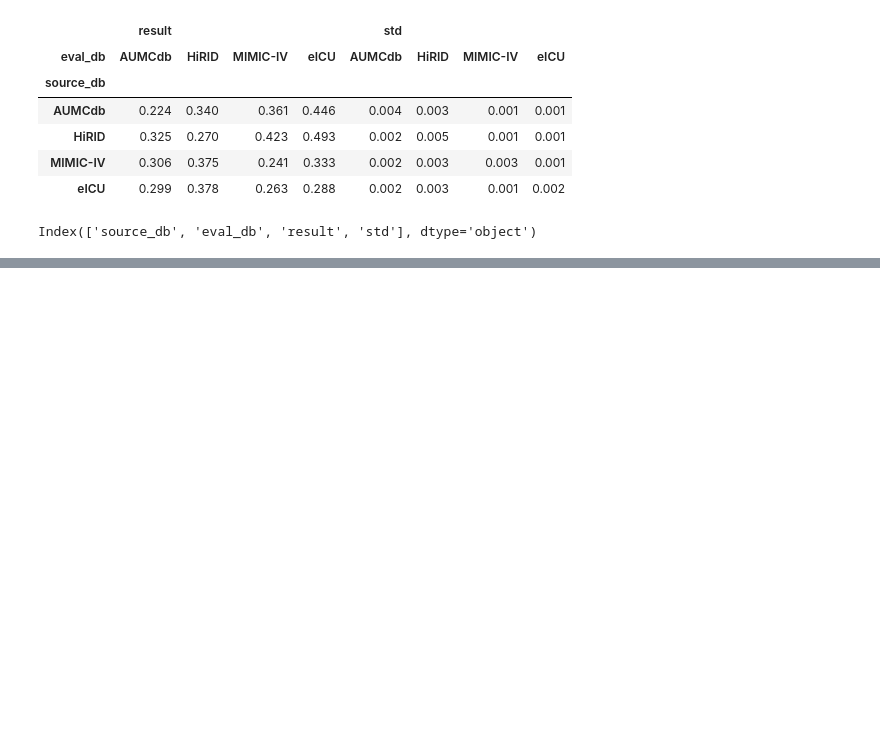
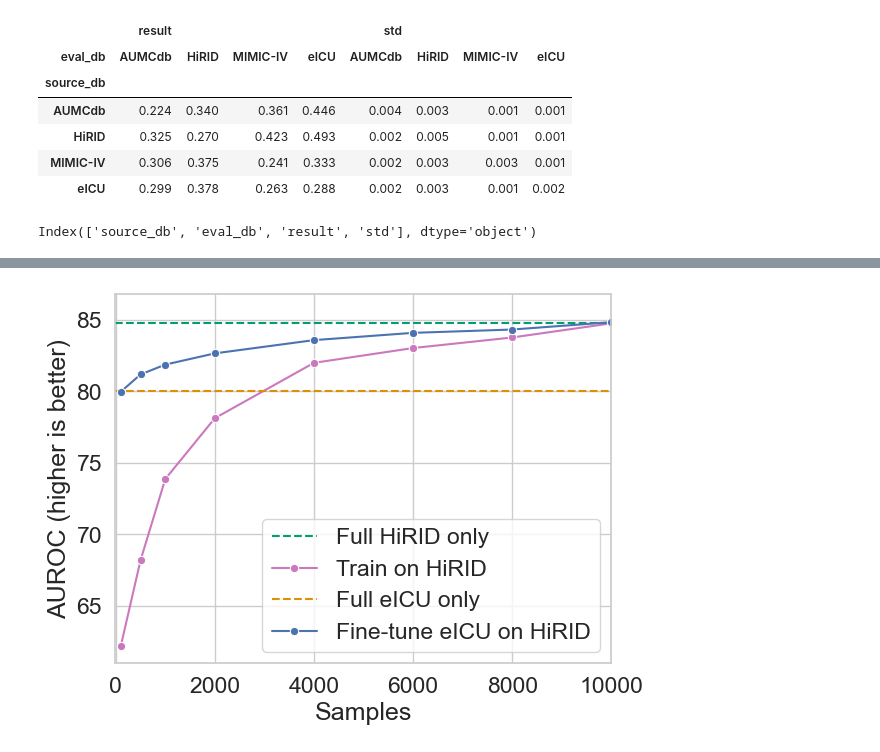
Before and after one commit to rvandewater/YAIB, a Jupyter notebook: paper_graphs.ipynb, the cells around one changed output, grey strips where cells are left out. Drawn from its saved outputs; the diff is of its cells as text; code cells hidden in the pictures; blank space fills up the shorter version.

Commit message:
transfer learning plots

```diff
--- a/paper_graphs.ipynb
+++ b/paper_graphs.ipynb
@@ -54,3 +54,5 @@ kf_mae.pivot(index = "source_db", columns=["eval_db"], values=["result","std"])
 kf_mae.columns
 # %% [output]
 Index(['source_db', 'eval_db', 'result', 'std'], dtype='object')
+# %%
+transfer_learning = pd.read_csv("results/transfer_learning.csv")
@@ -56,0 +80,36 @@ Index(['source_db', 'eval_db', 'result', 'std'], dtype='object')
+# %%
+transfer_learning["AUC_low"]=transfer_learning["AUC"]-transfer_learning["AUC_std"]
+transfer_learning["AUC_high"]=transfer_learning["AUC"]+transfer_learning["AUC_std"]
+# %%
+sns.set(font_scale=1.5)
+sns.set_style(style="whitegrid")
+
+t2 = sns.lineplot(data=transfer_learning, x=transfer_learning["samples"], y="AUC", legend=True, color=sns.color_palette("colorblind")[4], label="Train on HiRID", marker="o")
+target = t2.axhline(84.8, ls='--', color=sns.color_palette("colorblind")[2], label="Full HiRID only")
+source = t2.axhline(80, ls='--', color=sns.color_palette("colorblind")[1], label="Full eICU only")
+
+tl = sns.lineplot(data=transfer_learning, x=transfer_learning["fine_tune"], y="AUC", legend=True, palette="colorblind", label="Fine-tune eICU on HiRID", marker="o")
+
+# tl.set_xticks(range(8))
+# tl.set_xticklabels([100,500,1000,2000,4000,6000,8000,10000])
+
+tl.set(xlabel="Samples", ylabel="AUROC (higher is better)")
+# tl.fill_between(transfer_learning["fine_tune"], transfer_learning["AUC_low"], transfer_learning["AUC_high"], alpha=0.5)
+# tl.fill_between(transfer_learning["samples"], transfer_learning["AUC_low"], transfer_learning["AUC_high"], alpha=0.5)
+handles, labels = tl.get_legend_handles_labels()
+
+# Reorder the handles and labels
+handles = [handles[1], handles[0], handles[2], handles[3]]  # Swap the order of handles
+labels = [labels[1], labels[0], labels[2], labels[3]]     # Swap the order of labels
+
+# tl.fill_between(transfer_learning["AUC_std"])
+plt.xlim(-10,10000)
+# tl.legend(labels=["Fine-tuning","Full target", "Source only"], loc='lower right')
+# tl.set_facecolor("white")
+tl.legend(handles=handles, labels=labels,loc='lower right')
+# replace labels
+plt.savefig("results/transfer_learning.pdf", bbox_inches='tight', facecolor="white")
+
+# plt.errorbar(data=transfer_learning, x="fine_tune", y="AUC", yerr='AUC_std', linestyle="None", color="black", capsize=3)
+# %% [output]
+[figure, added]
```
Also changed, not shown: parts of 1 cell of this notebook.
